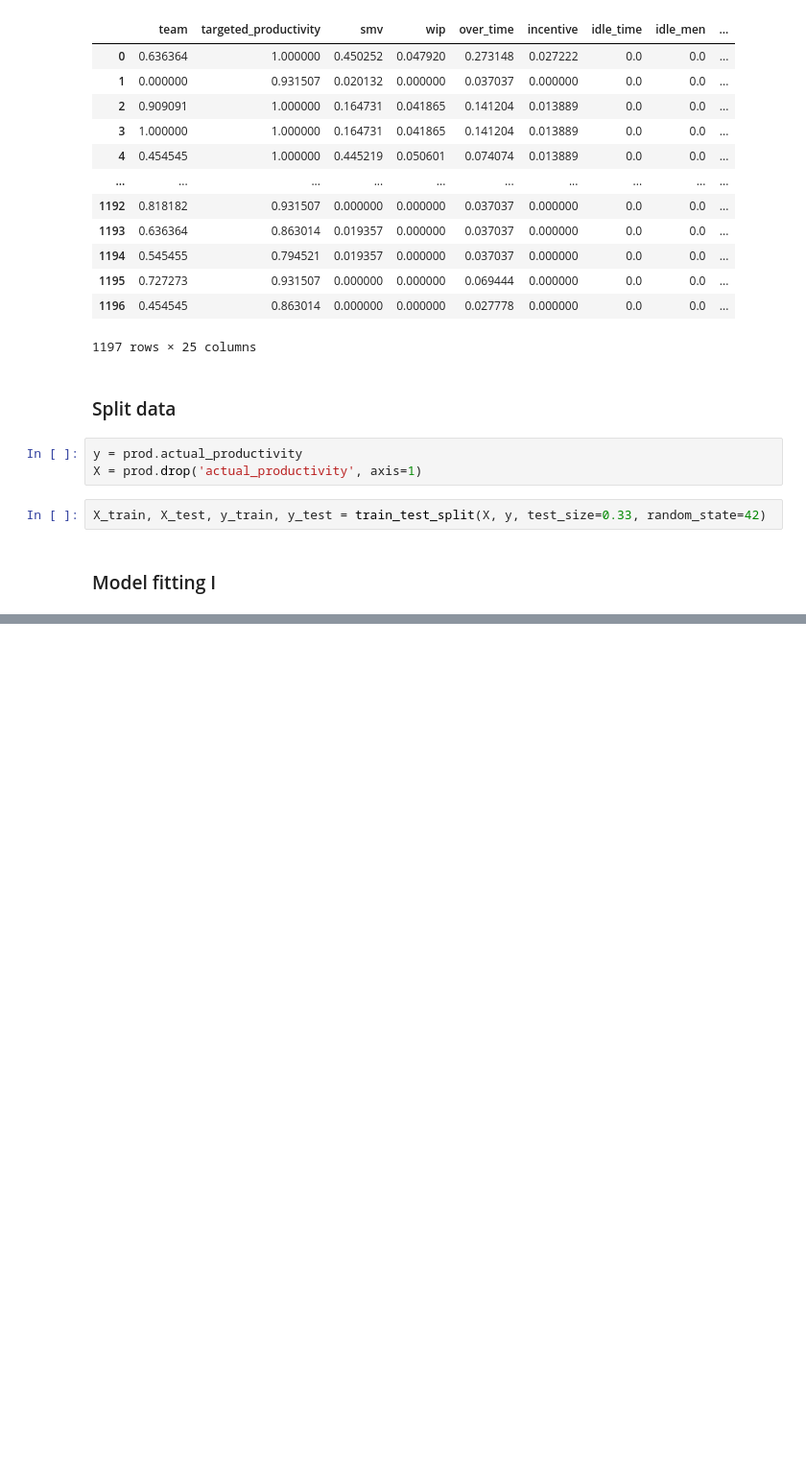
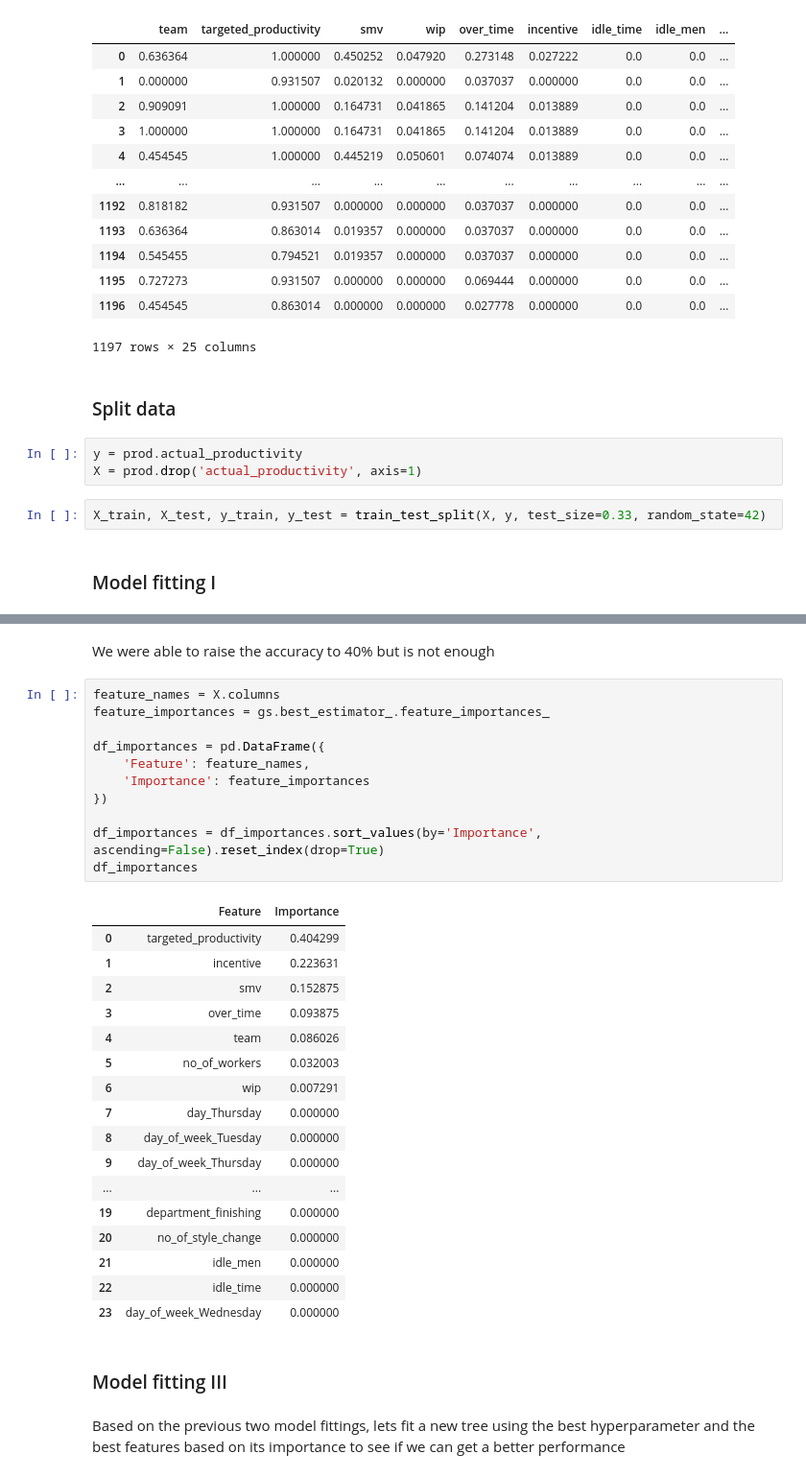
Before and after one commit to 1Elral4/Employee-Productivity-Predictor-with-Trees, a Jupyter notebook: productivity_predictor.ipynb, the cells around one changed output, grey strips where cells are left out. Shown: that part at 96% size. Cells and saved outputs as stored; diff of their text form; blank space fills up the shorter version.

```diff
--- a/productivity_predictor.ipynb
+++ b/productivity_predictor.ipynb
@@ -278,0 +334,35 @@ R-squared: 0.2590885345203324
+# %% [markdown]
+We were able to raise the accuracy to 40% but is not enough
+# %%
+feature_names = X.columns
+feature_importances = gs.best_estimator_.feature_importances_
+
+df_importances = pd.DataFrame({
+    'Feature': feature_names,
+    'Importance': feature_importances
+})
+
+df_importances = df_importances.sort_values(by='Importance', ascending=False).reset_index(drop=True)
+df_importances
+# %% [output]
+|  | Feature | Importance |
+| 0 | targeted_productivity | 0.404299 |
+| 1 | incentive | 0.223631 |
+| 2 | smv | 0.152875 |
+| 3 | over_time | 0.093875 |
+| 4 | team | 0.086026 |
+| 5 | no_of_workers | 0.032003 |
+| 6 | wip | 0.007291 |
+| 7 | day_Thursday | 0.000000 |
+| 8 | day_of_week_Tuesday | 0.000000 |
+| 9 | day_of_week_Thursday | 0.000000 |
+| ... | ... | ... |
+| 19 | department_finishing | 0.000000 |
+| 20 | no_of_style_change | 0.000000 |
+| 21 | idle_men | 0.000000 |
+| 22 | idle_time | 0.000000 |
+| 23 | day_of_week_Wednesday | 0.000000 |
+# %% [markdown]
+### Model fitting III
+# %% [markdown]
+Based on the previous two model fittings, lets fit a new tree using the best hyperparameter and the best features based on its importance to see if we can get a better performance
```
Also changed, not shown: parts of 9 cells of this notebook.
